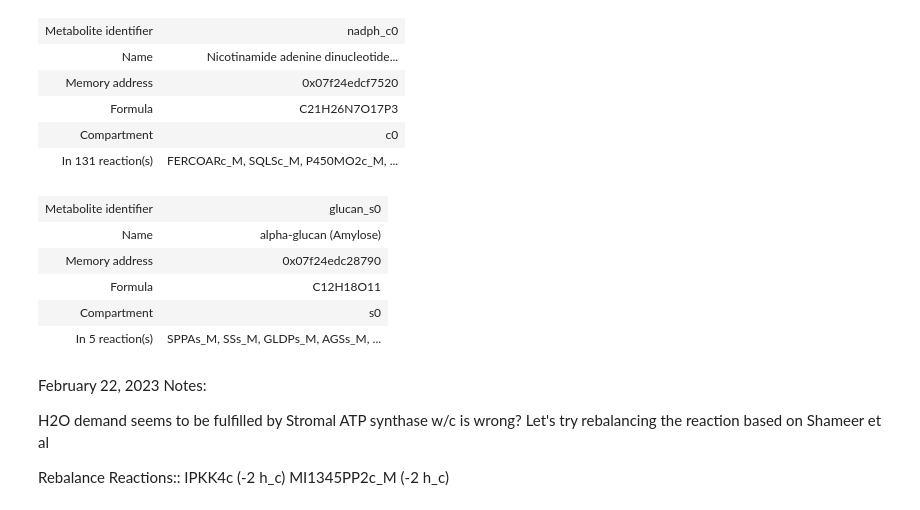
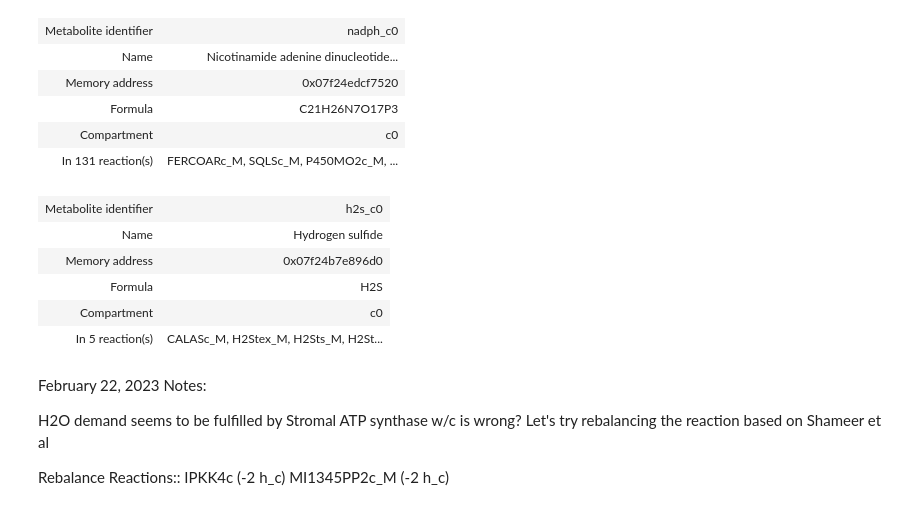
Before and after one commit to rtsantos3/RiceMM, a Jupyter notebook: Scripts/model_analysis/Sandbox-for-CO2-consumption.ipynb, the cells around one changed output. Saved outputs shown, nothing was run; the diff lists cells and outputs as text; code cells hidden in the pictures.

```diff
--- a/Scripts/model_analysis/Sandbox-for-CO2-consumption.ipynb
+++ b/Scripts/model_analysis/Sandbox-for-CO2-consumption.ipynb
@@ -718,15 +718,15 @@ model.metabolites.nadph_c0
 | Formula | C21H26N7O17P3 |
 | Compartment | c0 |
 | In 131 reaction(s) | FERCOARc_M, SQLSc_M, P450MO2c_M, ... |
-# %%
-model.metabolites.glucan_s0
-# %% [output]
-| Metabolite identifier | glucan_s0 |
-| Name | alpha-glucan (Amylose) |
-| Memory address | 0x07f24edc28790 |
-| Formula | C12H18O11 |
-| Compartment | s0 |
-| In 5 reaction(s) | SPPAs_M, SSs_M, GLDPs_M, AGSs_M, ... |
+# %%
+model.metabolites.h2s_c0
+# %% [output]
+| Metabolite identifier | h2s_c0 |
+| Name | Hydrogen sulfide |
+| Memory address | 0x07f24b7e896d0 |
+| Formula | H2S |
+| Compartment | c0 |
+| In 5 reaction(s) | CALASc_M, H2Stex_M, H2Sts_M, H2St... |
 # %%
 #Rebalance reactions in the ER compartment
 
```
Also changed, not shown: parts of 12 cells of this notebook, 2 other files.
